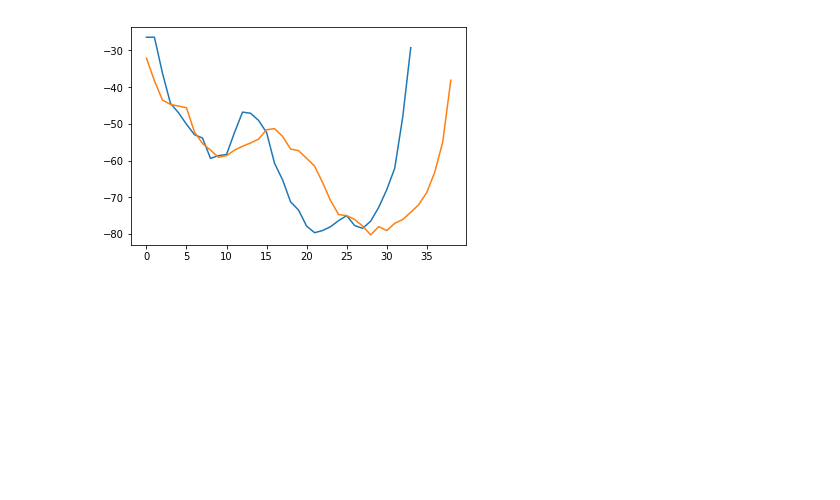
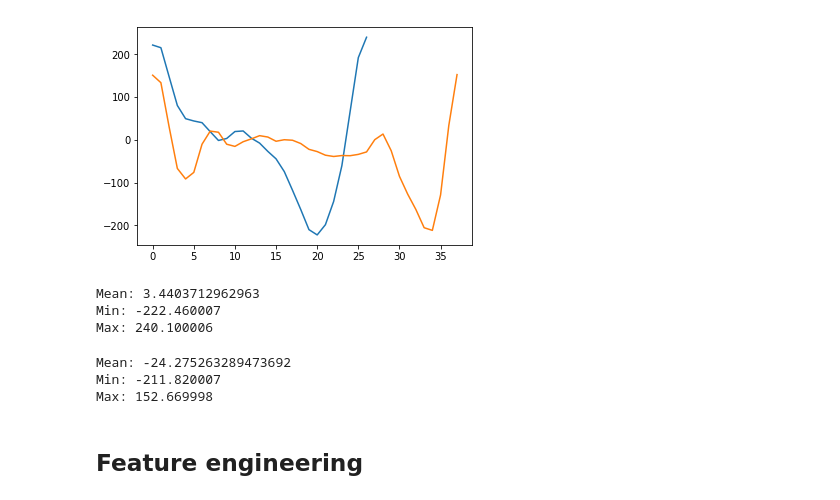
Before and after one commit to MarcSauer1986/Swim, a Jupyter notebook: experiments/Swim_preprocessing.ipynb, the cells around one changed output. Saved outputs shown, nothing was run; the diff lists cells and outputs as text; code cells hidden in the pictures; blank space fills up the shorter version.

Commit message:
finished data aquisation, trained first model

```diff
--- a/experiments/Swim_preprocessing.ipynb
+++ b/experiments/Swim_preprocessing.ipynb
@@ -91,13 +104,36 @@ def single_stroke(raw_data, testrun):
         pd.DataFrame(list_of_dfs[i]).to_csv('/Users/marcsauer/PycharmProjects/Swim/data/{}/stroke_{}.csv'.format(testrun, k), index=False)
         k += 1
 # %%
-single_stroke(raw_data, testrun)
-single_stroke_133 = pd.read_csv('/Users/marcsauer/PycharmProjects/Swim/data/{}/stroke_133.csv'.format(testrun))
-single_stroke_2 = pd.read_csv('/Users/marcsauer/PycharmProjects/Swim/data/{}/stroke_2.csv'.format(testrun))
+single_stroke_0_1_50 = pd.read_csv('/Users/marcsauer/PycharmProjects/Swim/data/Run_0_1/stroke_50.csv')
+single_stroke_1_1_50 = pd.read_csv('/Users/marcsauer/PycharmProjects/Swim/data/Run_1_1/stroke_50.csv')
 # %%
 #plt.plot(single_stroke_99['Magn_Y'])
-plt.plot(single_stroke_133['Magn_Y'])
-plt.plot(single_stroke_2['Magn_Y'])
+plt.plot(single_stroke_0_1_50['Gyro_Y'])
+plt.plot(single_stroke_1_1_50['Gyro_Y'])
 plt.show()
 # %% [output]
-[figure, old version]
+[figure, new version]
+# %%
+Magn_Y_mean = single_stroke_0_1_50["Gyro_Y"].mean()
+Magn_Y_min = single_stroke_0_1_50["Gyro_Y"].min()
+Magn_Y_max = single_stroke_0_1_50["Gyro_Y"].max()
+print('Mean: '+str(Magn_Y_mean))
+print('Min: '+str(Magn_Y_min))
+print('Max: '+str(Magn_Y_max))
+# %% [output]
+Mean: 3.4403712962963
+Min: -222.460007
+Max: 240.100006
+# %%
+Magn_Y_mean = single_stroke_1_1_50["Gyro_Y"].mean()
+Magn_Y_min = single_stroke_1_1_50["Gyro_Y"].min()
+Magn_Y_max = single_stroke_1_1_50["Gyro_Y"].max()
+print('Mean: '+str(Magn_Y_mean))
+print('Min: '+str(Magn_Y_min))
+print('Max: '+str(Magn_Y_max))
+# %% [output]
+Mean: -24.275263289473692
+Min: -211.820007
+Max: 152.669998
+# %% [markdown]
+## Feature engineering
```
Also changed, not shown: parts of 17 cells of this notebook.
